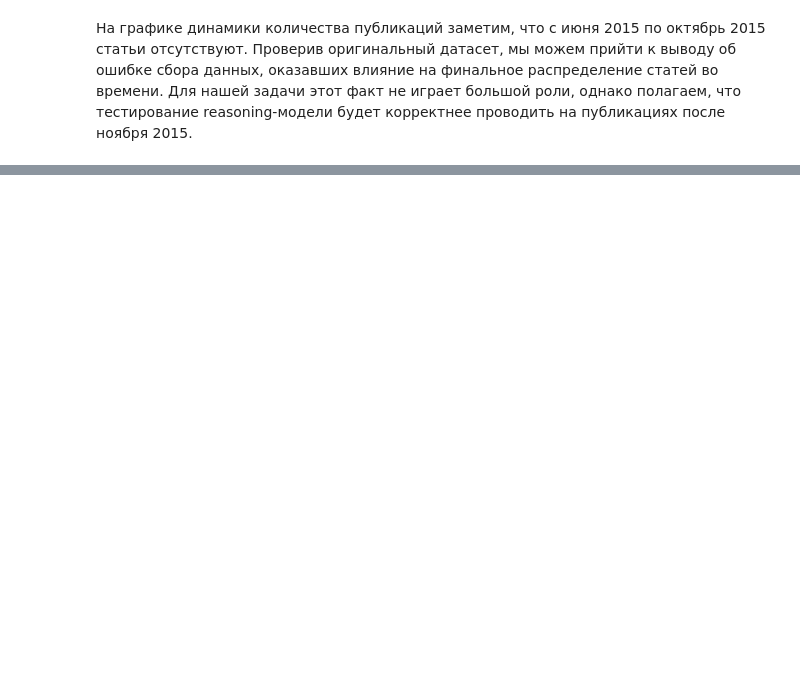
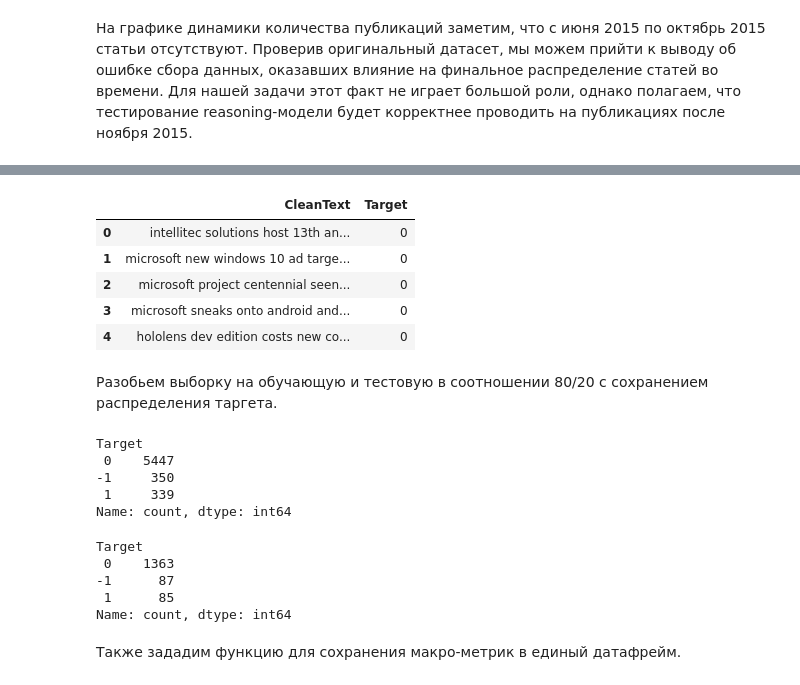
Before and after one commit to karakumka/neto_final, a Jupyter notebook: Project.ipynb, the cells around one changed output, grey strips where cells are left out. Saved outputs shown, nothing was run; the diff lists cells and outputs as text; code cells hidden in the pictures; blank space fills up the shorter version.

```diff
--- a/Project.ipynb
+++ b/Project.ipynb
@@ -190,0 +230,40 @@ data.head()
+# %%
+data_preprocessed = data.copy()
+data_preprocessed['Text'] = data.iloc[:, 0] + '. ' + data.iloc[:, 1]
+# %%
+stopwords = stopwords.words('english')
+en_words = re.compile("[a-zA-Z0-9]+")
+lemmatizer = MorphAnalyzer()
+
+def clean_text(texts):
+
+    clean_dataset = []
+    cache = {}
+
+    for text in texts:
+        lemmas = []
+
+        for tok in word_tokenize(text.lower()):
+            if not en_words.match(tok):
+                continue
+            if tok in stopwords:
+                continue
+            if tok not in cache:
+                cache[tok] = lemmatizer.parse(tok)[0].normal_form
+            lemmas.append(cache[tok])
+
+        clean_dataset.append(lemmas)
+
+    return [' '.join(w) for w in clean_dataset]
+# %%
+data_preprocessed = pd.DataFrame({"CleanText": clean_text(data_preprocessed['Text'].values), "Target": data_preprocessed['Target'].values})
+data_preprocessed.head()
+# %% [output]
+|  | CleanText | Target |
+| 0 | intellitec solutions host 13th an... | 0 |
+| 1 | microsoft new windows 10 ad targe... | 0 |
+| 2 | microsoft project centennial seen... | 0 |
+| 3 | microsoft sneaks onto android and... | 0 |
+| 4 | hololens dev edition costs new co... | 0 |
+# %% [markdown]
+Разобьем выборку на обучающую и тестовую в соотношении 80/20 с сохранением распределения таргета.
@@ -190,0 +275,18 @@ data.head()
+# %%
+y_train.value_counts()
+# %% [output]
+Target
+ 0    5447
+-1     350
+ 1     339
+Name: count, dtype: int64
+# %%
+y_test.value_counts()
+# %% [output]
+Target
+ 0    1363
+-1      87
+ 1      85
+Name: count, dtype: int64
+# %% [markdown]
+Также зададим функцию для сохранения макро-метрик в единый датафрейм.
```
Also changed, not shown: parts of 20 cells of this notebook.
